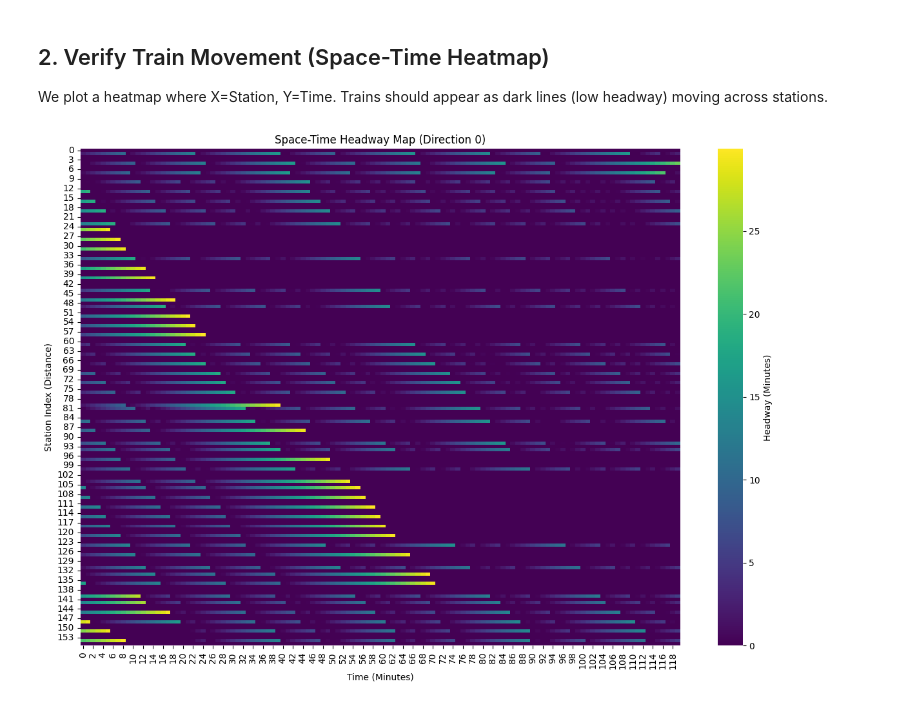
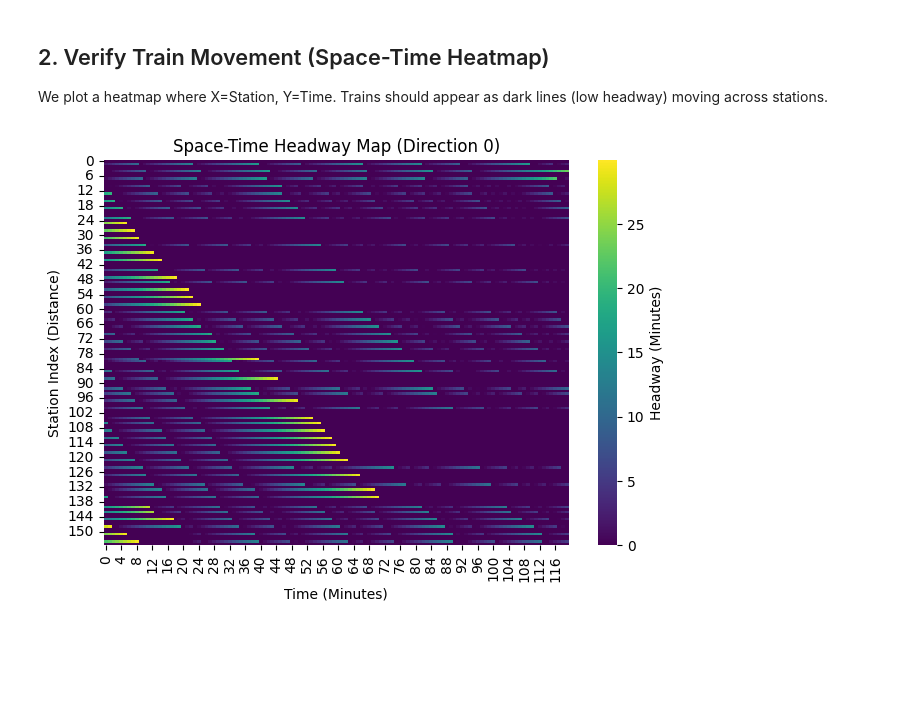
Before and after one commit to DanHerman212/headway-prediction, a Jupyter notebook: notebooks/4_spatiotemporal_eda.ipynb, the cells around one changed output. Drawn from its saved outputs; the diff is of its cells as text; code cells hidden in the pictures; blank space fills up the shorter version.

```diff
--- a/notebooks/4_spatiotemporal_eda.ipynb
+++ b/notebooks/4_spatiotemporal_eda.ipynb
@@ -71,21 +71,21 @@ Trains should appear as dark lines (low headway) moving across stations.
 # %%
 # Select a time window
 start_t = 600 # 10:00 AM approx
 end_t = 720   # 12:00 PM approx
 direction_idx = 0 # Northbound
 
 # Extract slice: (Time, Station)
 # Multiply by 30 to convert back to minutes
 heatmap_data = data[start_t:end_t, :, direction_idx, 0] * 30
 
 # Transpose so Distance is on Y-axis, Time on X-axis
 heatmap_data = heatmap_data.T
 
-plt.figure(figsize=(15, 10))
+plt.figure(figsize=(7.5, 5))
 sns.heatmap(heatmap_data, cmap="viridis", cbar_kws={'label': 'Headway (Minutes)'})
 plt.title(f"Space-Time Headway Map (Direction {direction_idx})")
 plt.xlabel("Time (Minutes)")
 plt.ylabel("Station Index (Distance)")
 plt.show()
 # %% [output]
-[figure, old version]
+[figure, new version]
```
Also changed, not shown: parts of 4 cells of this notebook.
